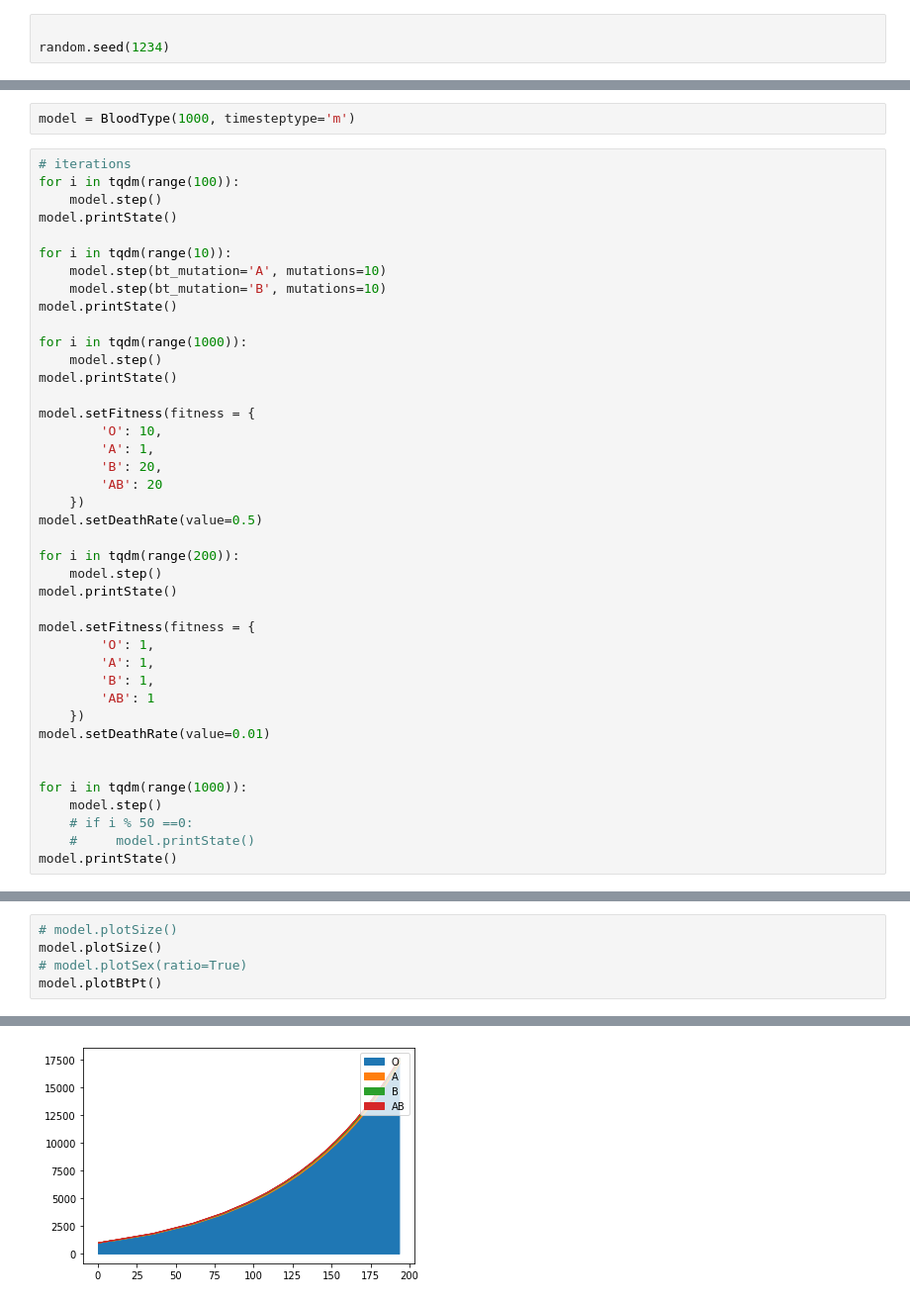
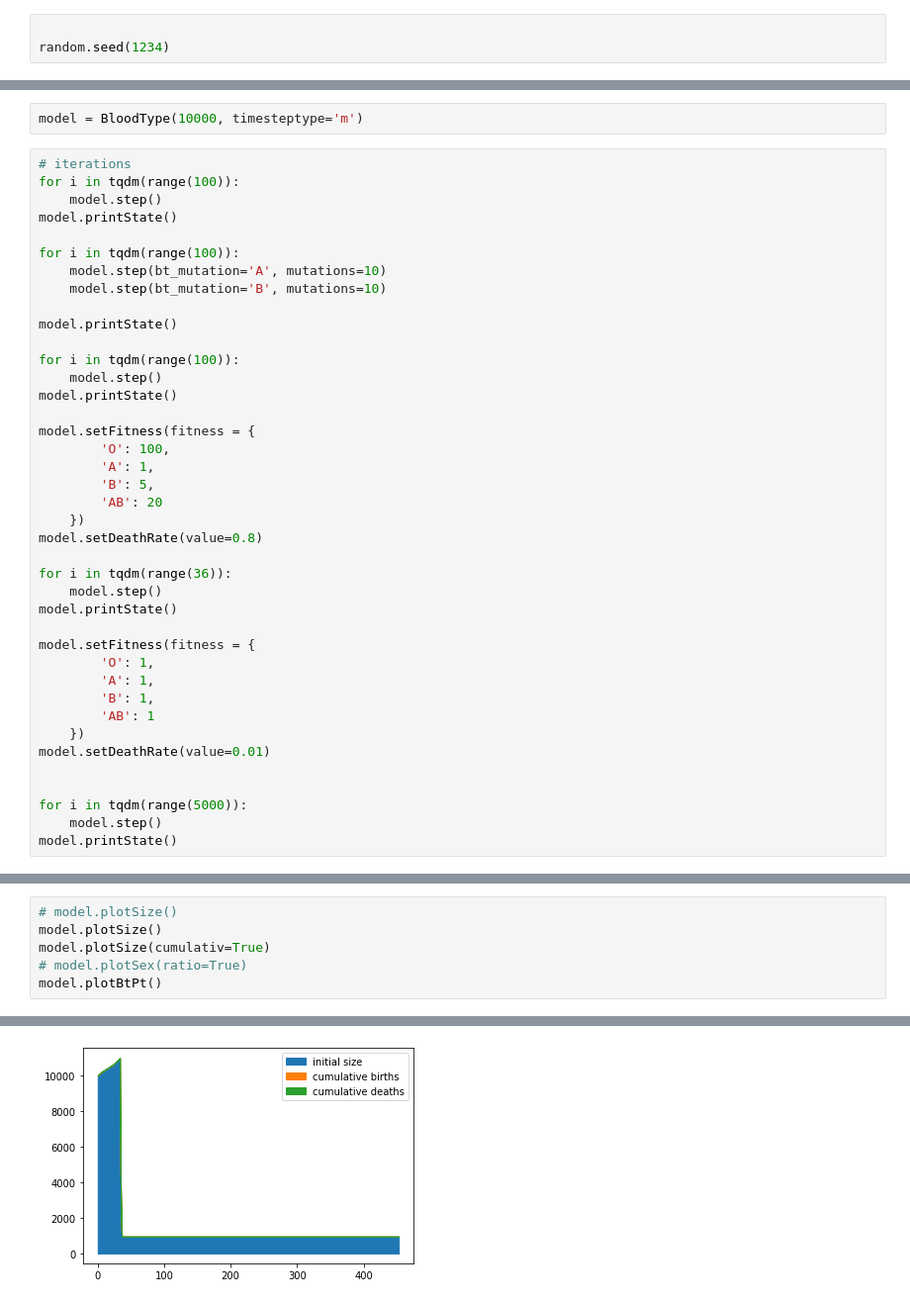
Before and after one commit to liphin15/bloodtype, a Jupyter notebook: model_v2.ipynb, the cells around one changed output, grey strips where cells are left out. Shown at 99% size. Drawn from its saved outputs; the diff is of its cells as text.

```diff
--- a/model_v2.ipynb
+++ b/model_v2.ipynb
@@ -17,29 +25,30 @@ random.seed(1234)
 # %%
-model = BloodType(1000, timesteptype='m')
+model = BloodType(10000, timesteptype='m')
 # %%
 # iterations
 for i in tqdm(range(100)):
     model.step()
 model.printState()
 
-for i in tqdm(range(10)):
+for i in tqdm(range(100)):
     model.step(bt_mutation='A', mutations=10)
     model.step(bt_mutation='B', mutations=10)
+
 model.printState()
 
-for i in tqdm(range(1000)):
+for i in tqdm(range(100)):
     model.step()
 model.printState()
 
 model.setFitness(fitness = {
-        'O': 10,
+        'O': 100,
         'A': 1,
-        'B': 20,
+        'B': 5,
         'AB': 20
     })
-model.setDeathRate(value=0.5)
+model.setDeathRate(value=0.8)
 
-for i in tqdm(range(200)):
+for i in tqdm(range(36)):
     model.step()
 model.printState()
 
@@ -52,9 +61,7 @@ model.setFitness(fitness = {
 model.setDeathRate(value=0.01)
 
 
-for i in tqdm(range(1000)):
+for i in tqdm(range(5000)):
     model.step()
-    # if i % 50 ==0:
-    #     model.printState()
 model.printState()
 # %% [output]
@@ -66,6 +73,7 @@ step: 224363.33 [17644, 15, 20, array([8836, 8808]), [17142, 283, 219, 0]]
 # %%
 # model.plotSize()
 model.plotSize()
+model.plotSize(cumulativ=True)
 # model.plotSex(ratio=True)
 model.plotBtPt()
 # %% [output]
@@ -73 +81 @@ model.plotBtPt()
-[figure, old version]
+[figure, new version]
```
Also changed, not shown: parts of 9 cells of this notebook, 4 other files.
